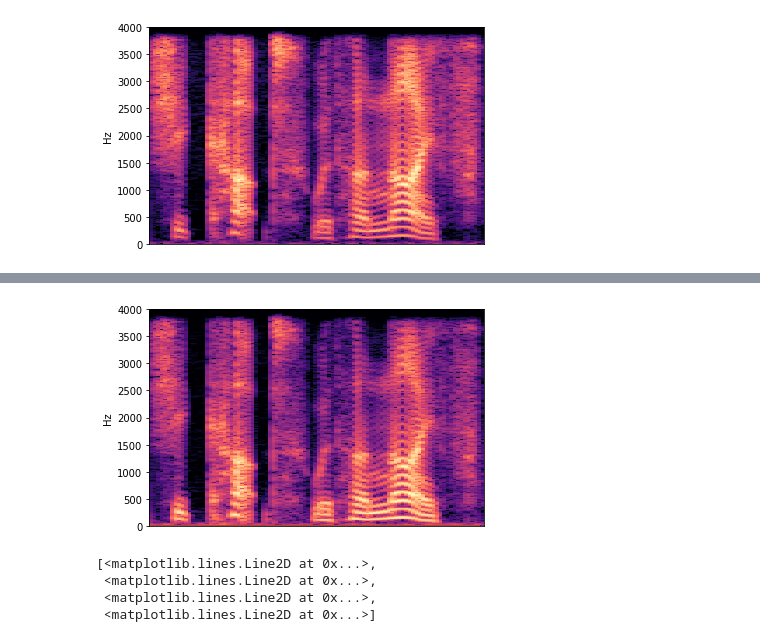
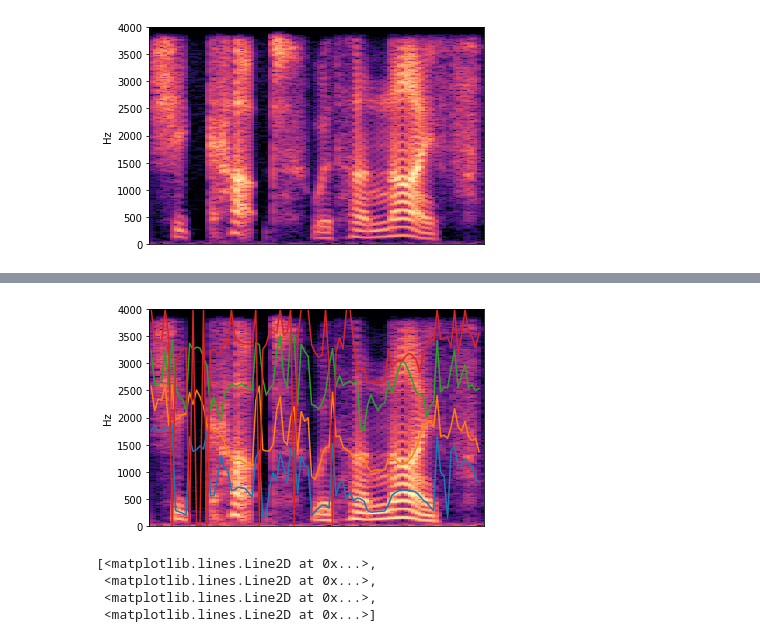
Before and after one commit to vvolhejn/sine_wave_speech, a Jupyter notebook: sws.ipynb, the cells around one changed output, grey strips where cells are left out. Saved outputs shown, nothing was run; the diff lists cells and outputs as text; code cells hidden in the pictures.

Commit message:
Rewrite lpc_coefficients_to_frequencies

```diff
--- a/sws.ipynb
+++ b/sws.ipynb
@@ -173,8 +41,16 @@ f = f*8000/(2*np.pi)
+# %%
+from sine_wave_speech.lpc import fit_lpc, lpc_coefficients_to_frequencies
+
+lpc_coefficients, gain, residual = fit_lpc(audio, p=8)
+
+frequencies, magnitudes = lpc_coefficients_to_frequencies(lpc_coefficients, gain)
+# Convert to Hz
+frequencies = frequencies * 8000 / (2 * np.pi)
 # %%
-plt.plot(f[:100])
+plt.plot(frequencies[:100])
 specplot(audio, n_fft=512)
 # %% [output]
-[figure, old version]
+[figure, new version]
 # %%
 def synthtrax(F, M, SR, SUBF=128, DUR=0):
     cols, rows = F.shape
```
Also changed, not shown: parts of 7 cells of this notebook, 2 other files.
